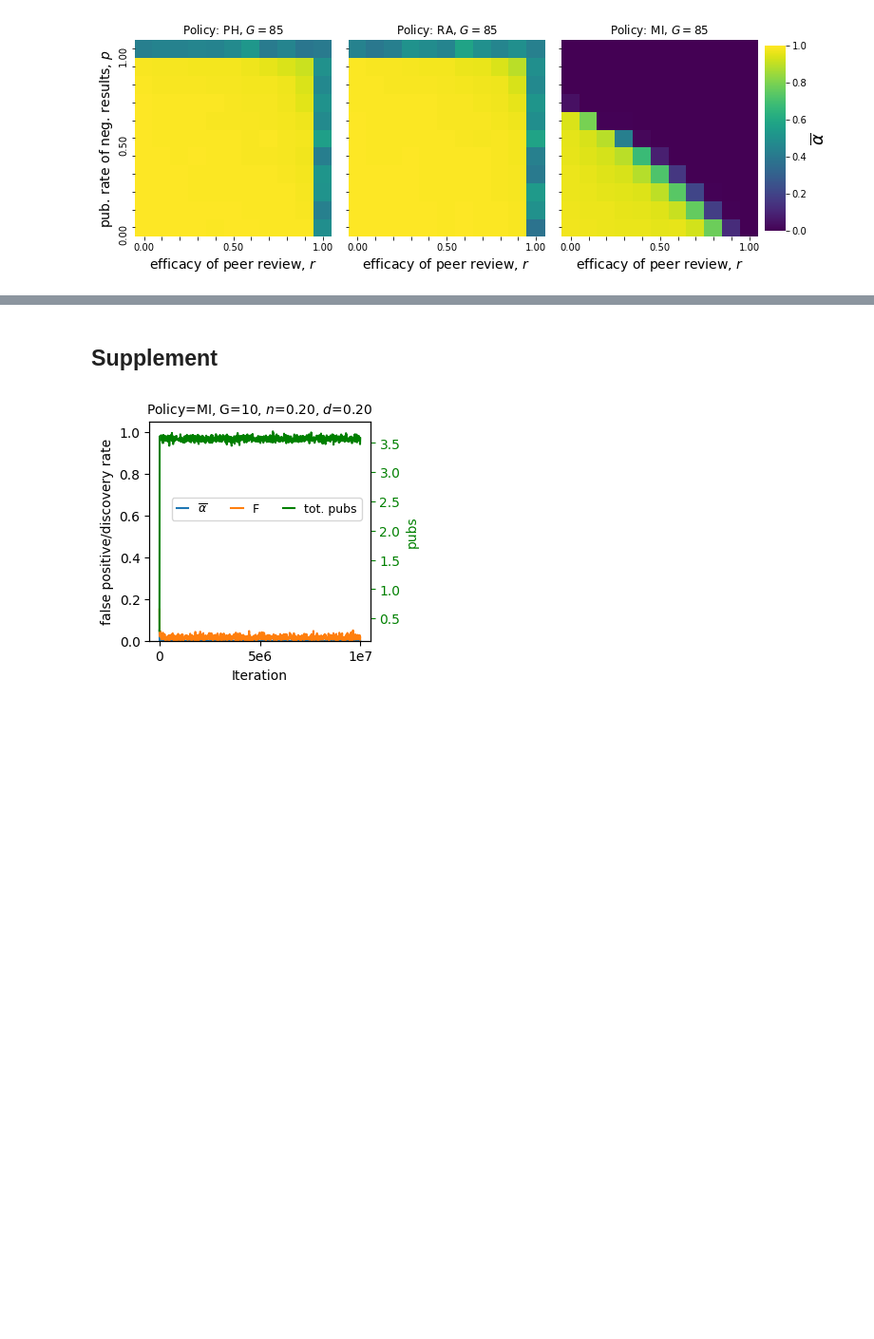
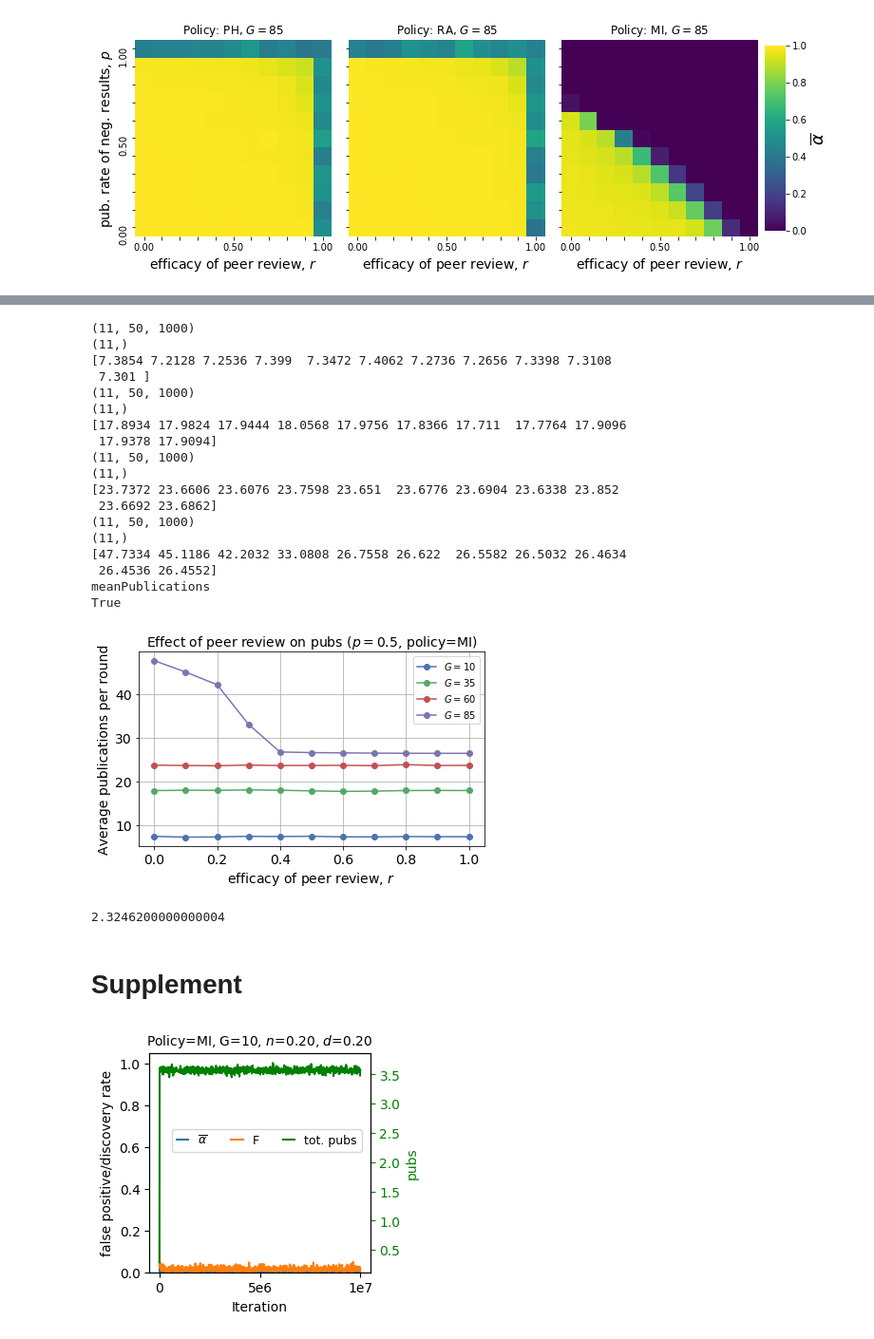
Before and after one commit to mt-digital/badscience-solutions, a Jupyter notebook: Publication figures.ipynb, the cells around one changed output, grey strips where cells are left out. Shown at 95% size. Saved outputs shown, nothing was run; the diff lists cells and outputs as text; code cells hidden in the pictures; blank space fills up the shorter version.

```diff
--- a/Publication figures.ipynb
+++ b/Publication figures.ipynb
@@ -53,3 +122,38 @@ figsize=(10, 6))
+# %%
+from vis import measure_vs_pubparams
+measure_vs_pubparams(ed, param='FPDR', policy='FPR',
+                     measure='meanPublications', other_val='0.50')
+plt.xlabel('')
+plt.xticks(range(0, 11, 2), ['0.0', '0.2', '0.4', '0.6', '0.8', '1.0'])
+plt.xlabel(r'efficacy of peer review, $r$', size=14)
+plt.legend()
+plt.ylabel('Average publications per round', size=14)
+plt.title(r'Effect of peer review on pubs ($p=0.5$, policy=MI)', size=14)
+plt.savefig('/Users/mt/Desktop/pubs_v_peer-rev-eff-MI.pdf')
+# %% [output]
+(11, 50, 1000)
+(11,)
+[7.3854 7.2128 7.2536 7.399  7.3472 7.4062 7.2736 7.2656 7.3398 7.3108
+ 7.301 ]
+(11, 50, 1000)
+(11,)
+[17.8934 17.9824 17.9444 18.0568 17.9756 17.8366 17.711  17.7764 17.9096
+ 17.9378 17.9094]
+(11, 50, 1000)
+(11,)
+[23.7372 23.6606 23.6076 23.7598 23.651  23.6776 23.6904 23.6338 23.852
+ 23.6692 23.6862]
+(11, 50, 1000)
+(11,)
+[47.7334 45.1186 42.2032 33.0808 26.7558 26.622  26.5582 26.5032 26.4634
+ 26.4536 26.4552]
+meanPublications
+True
+[figure, added]
+# %%
+mp
+# %% [output]
+2.3246200000000004
 # %% [markdown]
-## Supplement
+# Supplement
 # %%
```
Also changed, not shown: parts of 7 cells of this notebook, 3 other files.
